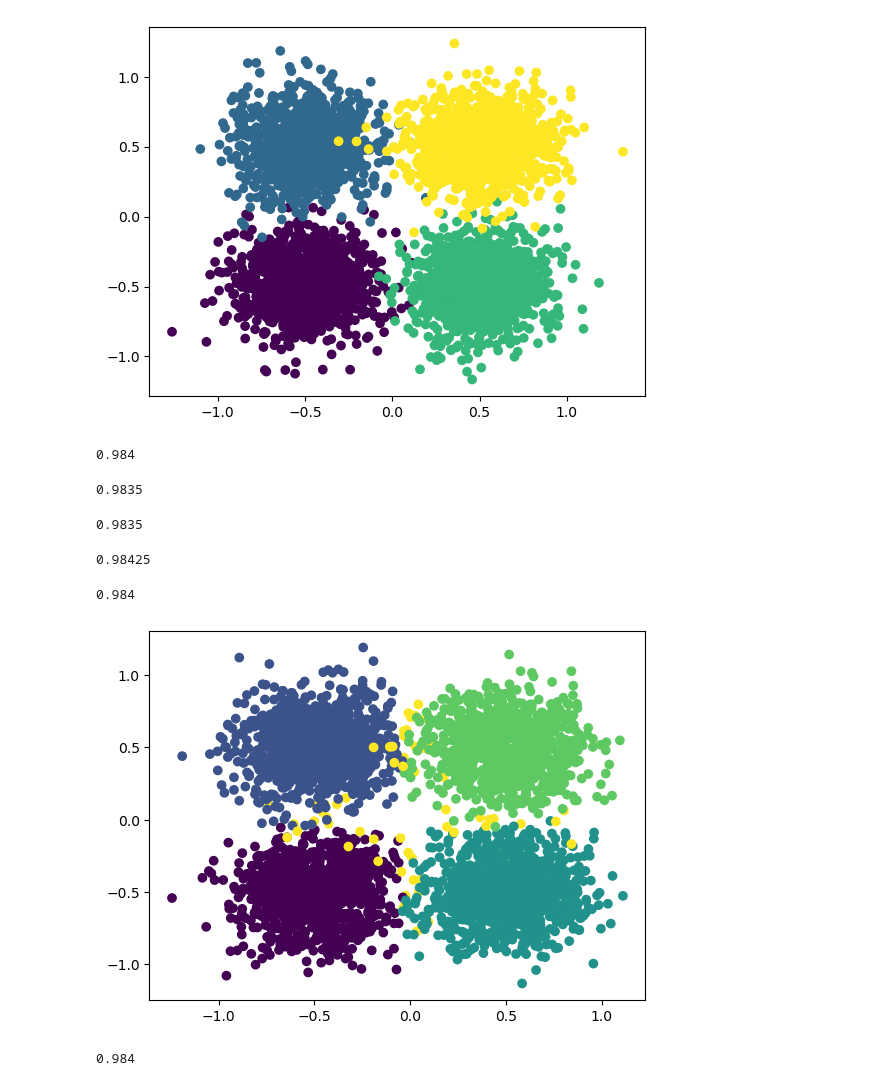
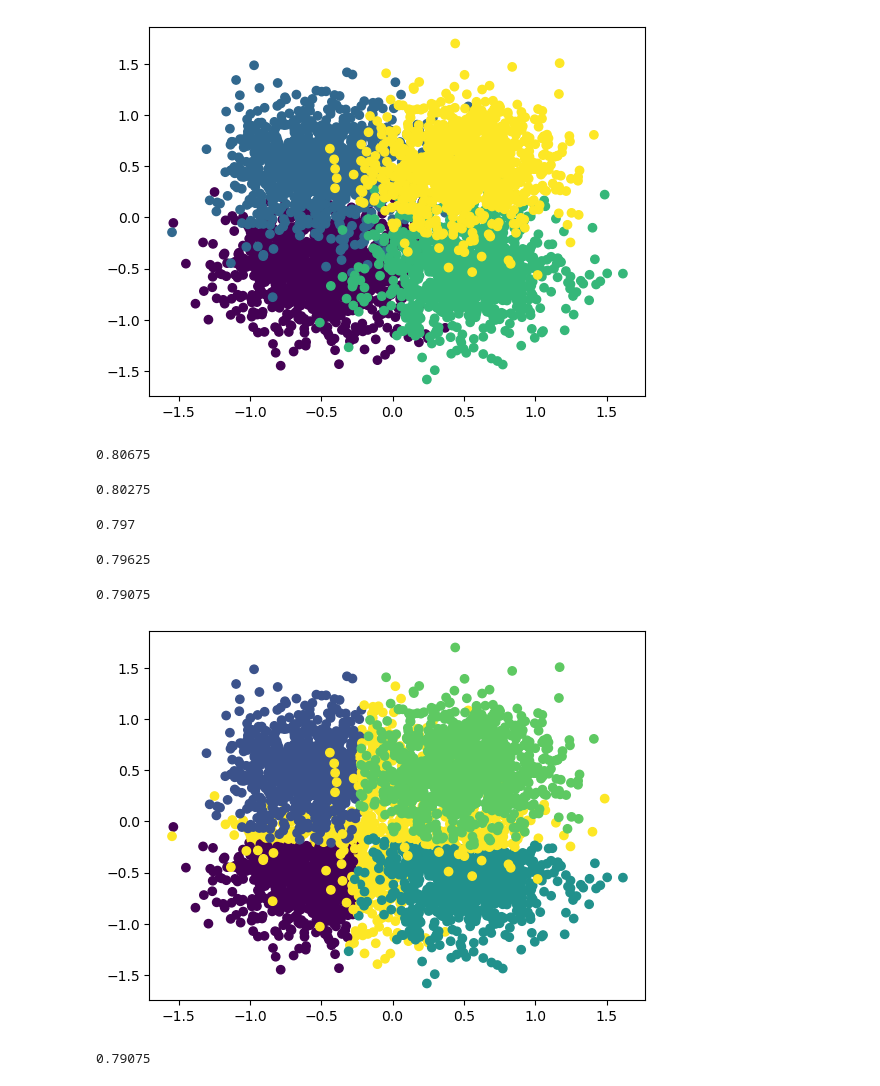
Before and after one commit to jberezow/RJMCMC, a Jupyter notebook: FluxPlayground.ipynb, the cells around one changed output. Cells and saved outputs as stored; diff of their text form; code cells hidden in the pictures.

```diff
--- a/FluxPlayground.ipynb
+++ b/FluxPlayground.ipynb
@@ -8,30 +10,30 @@ using LinearAlgebra
 # %%
 #Generate Data
 n = 1000
-Σ = [0.04 0.0; 0.0 0.04]
+Σ = [0.1 0.0; 0.0 0.1]
 mu1 = [-0.5, -0.5]
 mu2 = [-0.5, 0.5]
 mu3 = [0.5, -0.5]
 mu4 = [0.5, 0.5]
 
 d1 = MvNormal(mu1, Σ)
 d2 = MvNormal(mu2, Σ)
 d3 = MvNormal(mu3, Σ)
 d4 = MvNormal(mu4, Σ)
 
 x1 = rand(d1,1000)
 x2 = rand(d2,1000)
 x3 = rand(d3,1000)
 x4 = rand(d4,1000)
 x = hcat(x1, x2, x3, x4)
 
 labels = [Int(round(i/n % n, RoundDown) + 1) for i in range(0, 4n-1, step=1)]
 y = float(Flux.onehotbatch(labels, [1,2,3,4]))
 PyPlot.scatter(x[1,:],x[2,:], c=labels)
 
 dataset = zip(Flux.unstack(transpose(x),1),Flux.unstack(transpose(y),1));
 # %% [output]
-[figure, old version]
+[figure, new version]
 # %%
 #Make a Neural Network
 model = Chain(
@@ -53,11 +55,11 @@ for i in range(1,100,step=1)
     end
 end
 # %% [output]
-0.984
+0.80675
-0.9835
+0.80275
-0.9835
+0.797
-0.98425
+0.79625
-0.984
+0.79075
 # %%
 predictions = mapslices(argmax,model(x),dims=1)
 
@@ -71,8 +73,8 @@ PyPlot.scatter(x[1,:],x[2,:], c=predictions)
 labels_accurate = [x == y ? 1 : 0 for (x,y) in zip(labels,predictions)]
 accuracy = sum(labels_accurate)/(4n)
 # %% [output]
-[figure, old version]
+[figure, new version]
-0.984
+0.79075
 # %%
 ##########
 #Bayes Net
```
Also changed, not shown: parts of 6 cells of this notebook.
